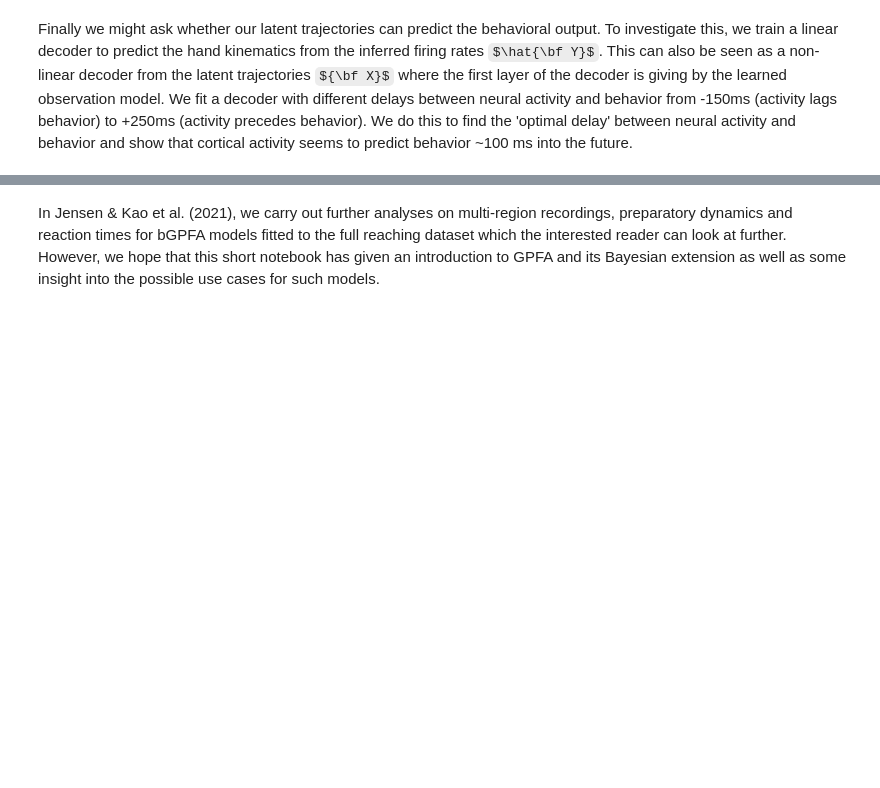
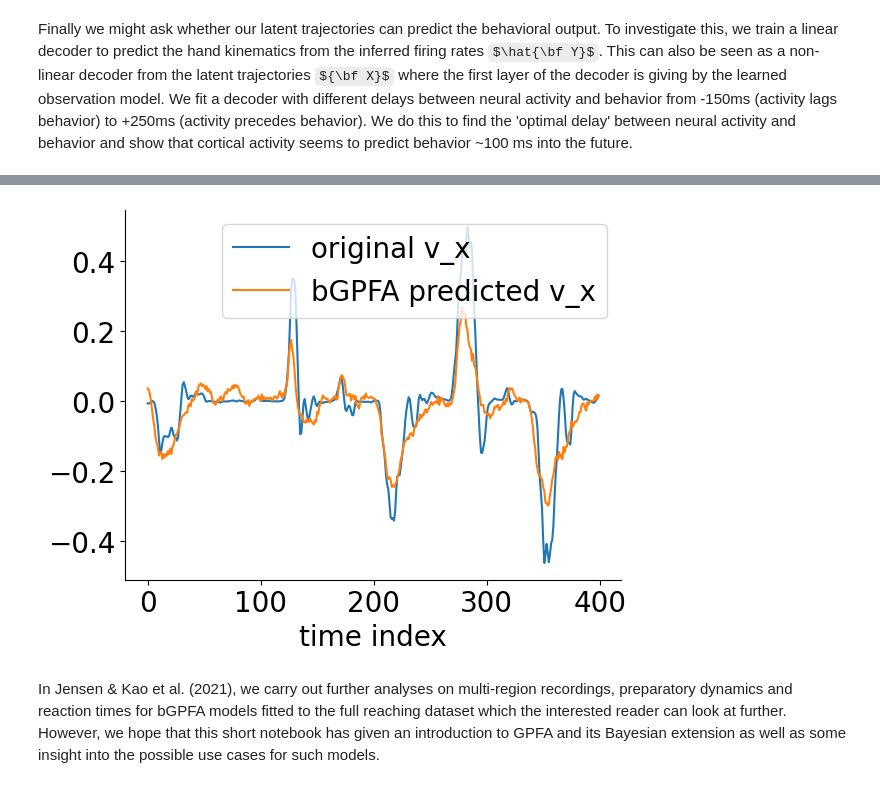
Before and after one commit to ayush1301/mgplvm-pytorch, a Jupyter notebook: bGPFA.ipynb, the cells around one changed output, grey strips where cells are left out. Cells and saved outputs as stored; diff of their text form; code cells hidden in the pictures; some formulas as TeX source; blank space fills up the shorter version.

```diff
--- a/bGPFA.ipynb
+++ b/bGPFA.ipynb
@@ -372,3 +353,26 @@ plotting decoding
+# %%
+start = 1200 #0//binsize
+end = 1600 # 50000//binsize
+best_delay = delays[np.argmax(performance[:, 0])]
+vels = cs(ts+best_delay, 1)
+regs = [Ridge(alpha=1e-3).fit(Ypred, vels[:, i]) for i in range(2)]
+preds = regs[0].predict(Ypred[start:end, :])
+# Y_new = Y[0].T
+# regs = [Ridge(alpha=1e-3).fit(Y_new, vels[:, i]) for i in range(2)]
+# preds = regs[0].predict(Y_new[start:end, :])
+plt.plot(vels[start:end, 0], label='original v_x')
+# plt.plot(vels[start:end, 1])
+plt.plot(preds, label='bGPFA predicted v_x')
+plt.legend()
+plt.xlabel('time index')
+plt.show()
+
+# # Question is MSE really a good metric? Look at plot below to justify
+# regs = [Ridge(alpha=1e-3).fit(Y_new, vels[:, i]) for i in range(2)]
+# scores = [regs[i].score(Y_new, vels[:, i]) for i in range(2)]
+# print(np.mean(scores))
+# %% [output]
+[figure, added]
 # %% [markdown]
 In Jensen & Kao et al. (2021), we carry out further analyses on multi-region recordings, preparatory dynamics and reaction times for bGPFA models fitted to the full reaching dataset which the interested reader can look at further.
 However, we hope that this short notebook has given an introduction to GPFA and its Bayesian extension as well as some insight into the possible use cases for such models.
```
Also changed, not shown: parts of 11 cells of this notebook.
